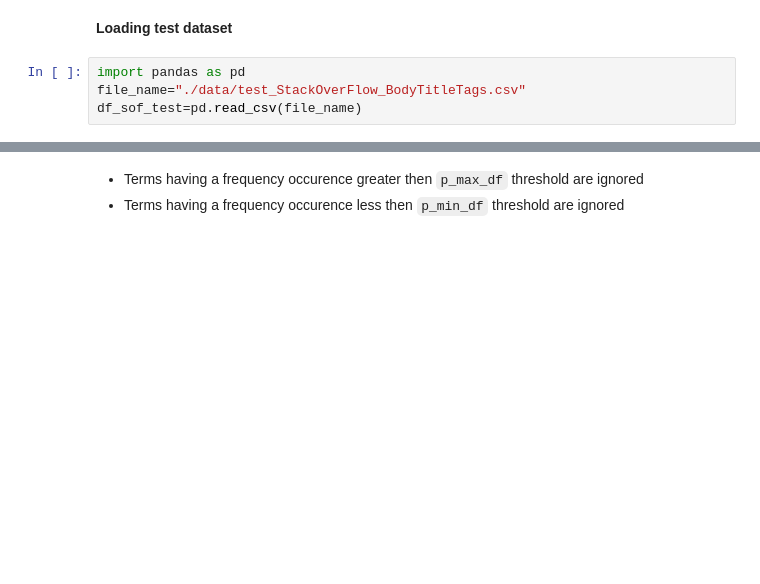
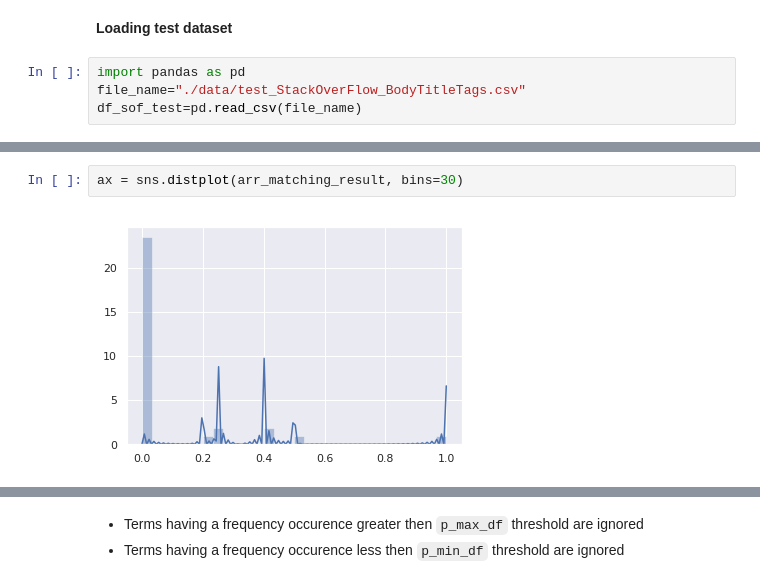
Before and after one commit to dataforcast/OC_Datascientist, a Jupyter notebook: P6/P6_StatisticalMethod.ipynb, the cells around one changed output, grey strips where cells are left out. Saved outputs shown, nothing was run; the diff lists cells and outputs as text; blank space fills up the shorter version.

```diff
--- a/P6/P6_StatisticalMethod.ipynb
+++ b/P6/P6_StatisticalMethod.ipynb
@@ -171,0 +137,4 @@ Original Tags list : ['regex', 'validation']
+# %%
+ax = sns.distplot(arr_matching_result, bins=30)
+# %% [output]
+[figure, added]
```
Also changed, not shown: parts of 106 cells of this notebook, 8 other files.
